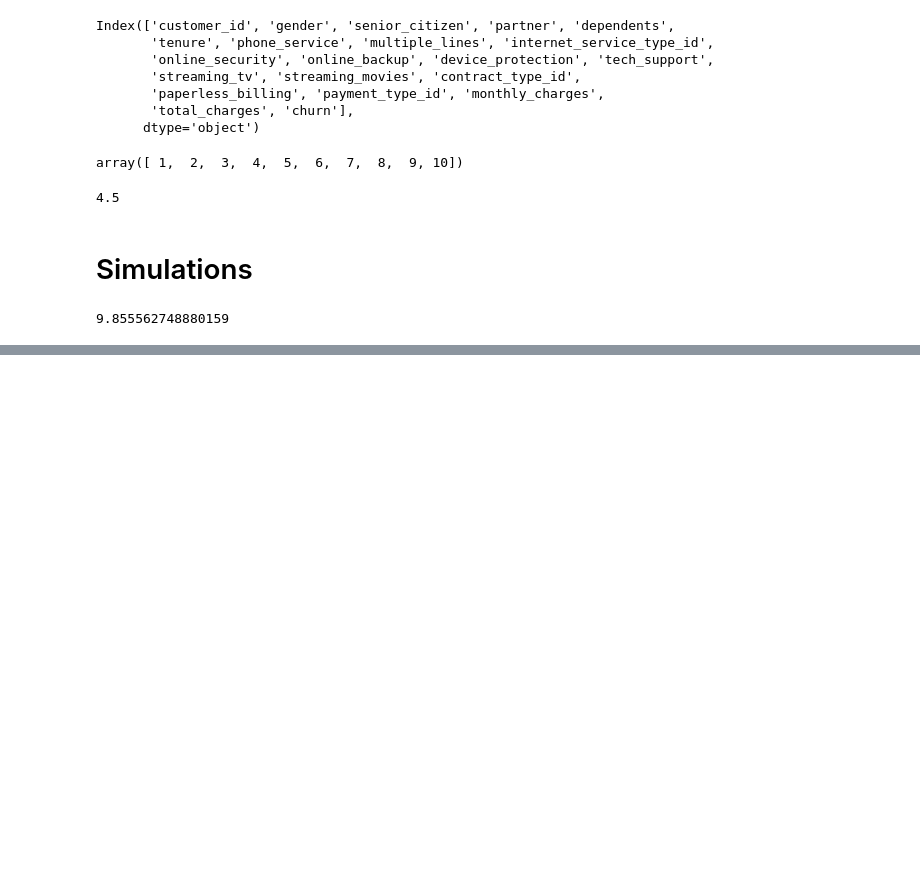
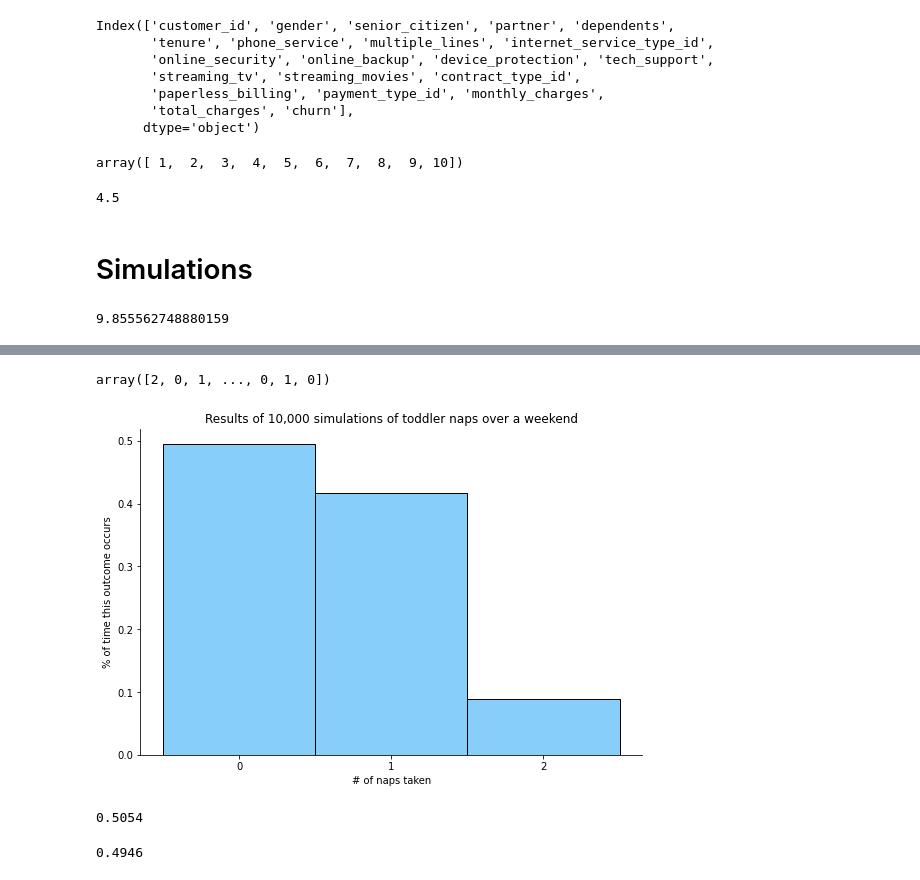
Before and after one commit to stephenkipkurui/statistics-exercises, a Jupyter notebook: learning_playground.ipynb, the cells around one changed output, grey strips where cells are left out. Saved outputs shown, nothing was run; the diff lists cells and outputs as text; code cells hidden in the pictures; blank space fills up the shorter version.

```diff
--- a/learning_playground.ipynb
+++ b/learning_playground.ipynb
@@ -79,0 +111,11 @@ array([2.33333333, 4.        , 2.66666667, ..., 4.        , 3.66666667,
+# %%
+# Sleep Example
+
+range_rows = 10000
+
+cols = 2
+
+chance = 0.3
+
+sleep = np.random.random((range_rows, cols))
+sleep
@@ -79,0 +136,3 @@ array([2.33333333, 4.        , 2.66666667, ..., 4.        , 3.66666667,
+# %%
+naps = sleep < chance
+naps
@@ -79,0 +147,20 @@ array([2.33333333, 4.        , 2.66666667, ..., 4.        , 3.66666667,
+# %%
+naps.sum(axis=1)
+# %% [output]
+array([2, 0, 1, ..., 0, 1, 0])
+# %%
+viz.simulation_example2(naps)
+# %% [output]
+[figure, added]
+# %%
+# Atleast one nap
+
+(naps.sum(axis = 1) >= 1).mean()
+# %% [output]
+0.5054
+# %%
+# Zero naps
+
+(naps.sum(axis = 1) == 0).mean()
+# %% [output]
+0.4946
```
Also changed, not shown: parts of 9 cells of this notebook.
